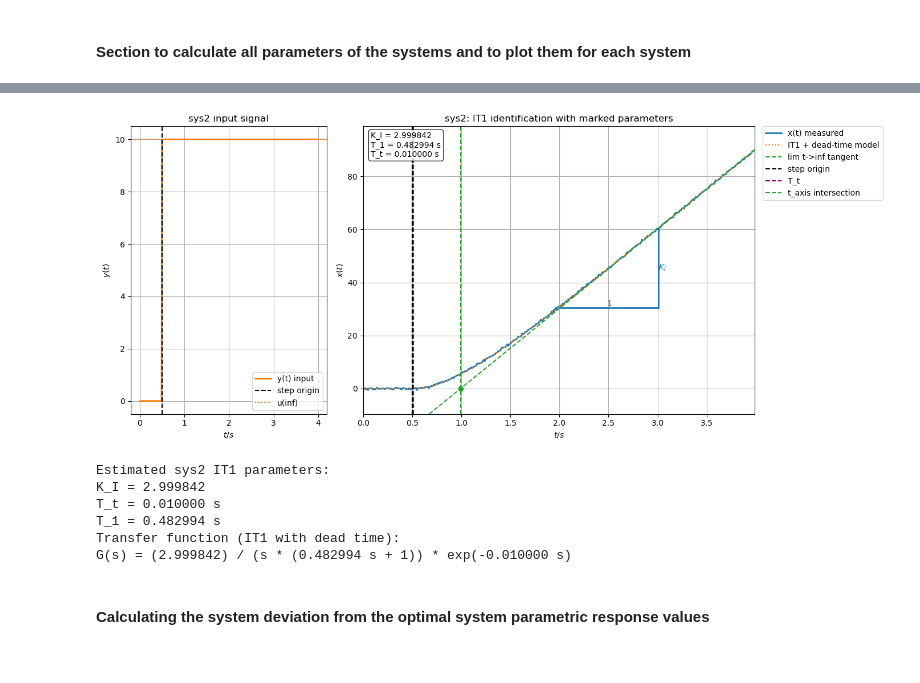
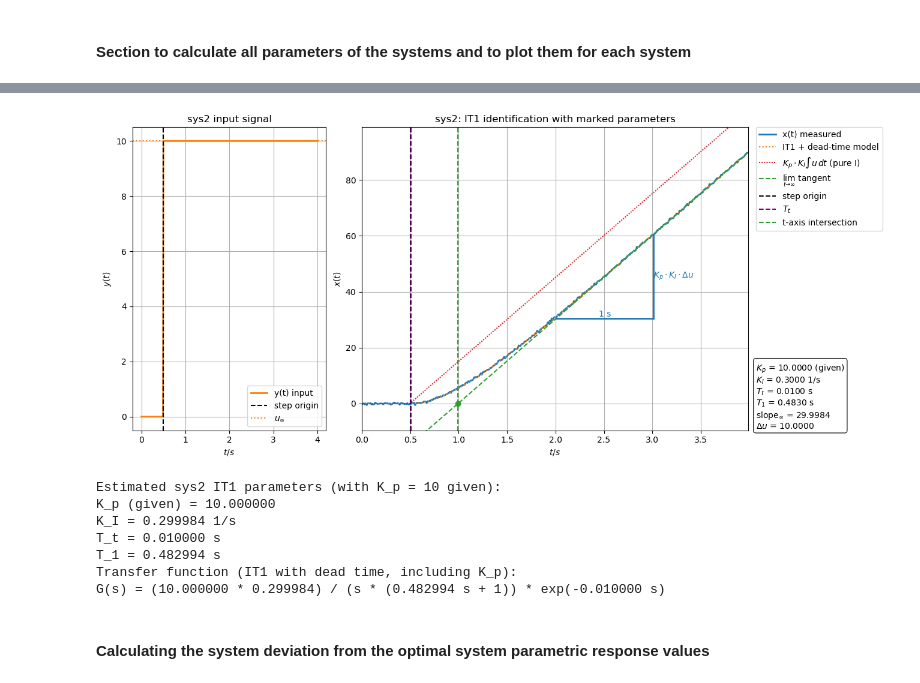
Before and after one commit to janisgra/RTP-T2, a Jupyter notebook: 02_Preperations/RTP-T2-analysis.ipynb, the cells around one changed output, grey strips where cells are left out. Saved outputs shown, nothing was run; the diff lists cells and outputs as text; code cells hidden in the pictures.

```diff
--- a/02_Preperations/RTP-T2-analysis.ipynb
+++ b/02_Preperations/RTP-T2-analysis.ipynb
@@ -760,6 +778,9 @@ G(s) = (1.945454) / ((1/19.687860^2) s^2 + (2*0.254430/19.687860) s + 1)
 t = data2[:, 0]
 u = data2[:, 1]  # input y(t)
 x = data2[:, 2]  # output x(t)
+
+# Plant proportional factor known from setup (input scaling K_p = 10).
+K_p_plant = 10.0
 
 # Step detection on input (0 -> 2).
 trigger_candidates = np.where((u[:-1] < 1.0) & (u[1:] >= 1.0))[0]
@@ -777,8 +798,9 @@ if len(t) - tail_start < 5:
     tail_start = max(trigger_idx, len(t) - 5)
 slope_inf, intercept_inf = np.polyfit(t[tail_start:], x[tail_start:], 1)
 
-# K_I from asymptotic slope: slope_inf = K_I * delta_u
-K_I = slope_inf / du if abs(du) > 1e-12 else np.nan
+# K_I from asymptotic slope: slope_inf = K_p_plant * K_I * delta_u
+# (the IT1 is preceded by a proportional element with K_p = 10).
+K_I = slope_inf / (du * K_p_plant) if abs(du) > 1e-12 else np.nan
 
 # Dead time estimate from sustained slope activation after the step.
 dx_dt = np.gradient(x, t)
@@ -804,9 +826,14 @@ x0 = np.mean(x[:max(1, trigger_idx)])
 tau = t - (t_step + T_t)
 tau_pos = np.maximum(tau, 0.0)
 if np.isfinite(T_1):
-    x_model = x0 + K_I * du * (tau_pos - T_1 * (1.0 - np.exp(-tau_pos / T_1)))
+    x_model = x0 + K_p_plant * K_I * du * (tau_pos - T_1 * (1.0 - np.exp(-tau_pos / T_1)))
 else:
-    x_model = x0 + K_I * du * tau_pos
+    x_model = x0 + K_p_plant * K_I * du * tau_pos
+
+# Pure-I reference: K_p_plant * K_I * integral(u(t) - u0) dt, plotted as dotted line.
+# Differs from the measured IT1 response by the first-order lag T_1 (and the dead time).
+u_eff = u - u0
+x_int = x0 + K_p_plant * K_I * np.concatenate(([0.0], np.cumsum(0.5 * (u_eff[1:] + u_eff[:-1]) * np.diff(t))))
 
 # Asymptotic tangent line over plotting range.
 tangent_inf = slope_inf * t + intercept_inf
@@ -816,7 +843,7 @@ fig, (ax_in, ax_out) = plt.subplots(1, 2, figsize=(14, 6), gridspec_kw={'width_r
 
 ax_in.plot(t, u, color='tab:orange', label='y(t) input', linewidth=2)
 ax_in.axvline(t_step, color='black', linestyle='--', label='step origin')
-ax_in.axhline(u_inf, color='tab:orange', linestyle=':', label='u(inf)')
+ax_in.axhline(u_inf, color='tab:orange', linestyle=':', label=r'$u_\infty$')
 ax_in.set_title('sys2 input signal')
 ax_in.set_xlabel('$t/s$')
 ax_in.set_ylabel('$y(t)$')
@@ -825,12 +852,13 @@ ax_in.legend(loc='best')
 
 ax_out.plot(t, x, label='x(t) measured', linewidth=2)
 ax_out.plot(t, x_model, ':', label='IT1 + dead-time model')
-ax_out.plot(t, tangent_inf, '--', label='lim t->inf tangent')
+ax_out.plot(t, x_int, linestyle=(0, (1, 1)), color='tab:red', label=r'$K_p \cdot K_I \int u\,dt$ (pure I)')
+ax_out.plot(t, tangent_inf, '--', label=r'$\lim_{t\to\infty}$ tangent')
 
 ax_out.axvline(t_step, color='black', linestyle='--', label='step origin')
-ax_out.axvline(t_step + T_t, color='purple', linestyle='--', label='T_t')
+ax_out.axvline(t_step + T_t, color='purple', linestyle='--', label=r'$T_t$')
 if np.isfinite(t_intersect):
-    ax_out.axvline(t_intersect, color='tab:green', linestyle='--', label='t_axis intersection')
+    ax_out.axvline(t_intersect, color='tab:green', linestyle='--', label='t-axis intersection')
     ax_out.scatter([t_intersect], [0.0], color='tab:green', zorder=5)
 
 # Slope triangle on the asymptotic tangent: delta t = 1 s.
@@ -840,50 +868,64 @@ t_tri0 = max(triangle_base, t[0])
 t_tri1 = min(t_tri0 + 1.0, t[-1])
 if t_tri1 - t_tri0 < 1e-9:
     t_tri0 = max(t[-1] - 1.0, t[0])
     t_tri1 = t[-1]
 x_tri0 = slope_inf * t_tri0 + intercept_inf
 x_tri1 = slope_inf * t_tri1 + intercept_inf
 
 ax_out.plot([t_tri0, t_tri1], [x_tri0, x_tri0], color='tab:blue', linewidth=2)
 ax_out.plot([t_tri1, t_tri1], [x_tri0, x_tri1], color='tab:blue', linewidth=2)
-ax_out.text((t_tri0 + t_tri1) / 2.0, x_tri0, '1', color='tab:blue', ha='center', va='bottom')
-ax_out.text(t_tri1, (x_tri0 + x_tri1) / 2.0, r'$K_I$', color='tab:blue', ha='left', va='center')
+ax_out.text((t_tri0 + t_tri1) / 2.0, x_tri0, '1 s', color='tab:blue', ha='center', va='bottom')
+ax_out.text(t_tri1, (x_tri0 + x_tri1) / 2.0, r'$K_p \cdot K_I \cdot \Delta u$', color='tab:blue', ha='left', va='center')
 
 # Keep readable scale from measured output.
 y_min = np.min(x)
 y_max = np.max(x)
 y_pad = 0.1 * (y_max - y_min) if y_max > y_min else 1.0
 ax_out.set_xlim(t[0], t[-1])
 ax_out.set_ylim(y_min - y_pad, y_max + y_pad)
 
 ax_out.set_title('sys2: IT1 identification with marked parameters')
 ax_out.set_xlabel('$t/s$')
 ax_out.set_ylabel('$x(t)$')
 ax_out.grid()
 ax_out.legend(loc='upper left', bbox_to_anchor=(1.02, 1.0), borderaxespad=0.0)
 
-# Annotate K_I and T_1 on the output plot.
-annot_text = f'K_I = {K_I:.6f}\nT_1 = {T_1:.6f} s\nT_t = {T_t:.6f} s'
-ax_out.text(0.02, 0.98, annot_text, transform=ax_out.transAxes, va='top', ha='left', bbox=dict(boxstyle='round', facecolor='white', alpha=0.8))
+# Annotation box with identified parameters, placed below the legend (outside the plot, on the right).
+annot_text = (
+    f'$K_p$ = {K_p_plant:.4f} (given)\n'
+    f'$K_I$ = {K_I:.4f} 1/s\n'
+    f'$T_t$ = {T_t:.4f} s\n'
+    f'$T_1$ = {T_1:.4f} s\n'
+    f'slope$_\\infty$ = {slope_inf:.4f}\n'
+    f'$\\Delta u$ = {du:.4f}'
+)
+ax_out.text(
+    1.02, 0.0, annot_text,
+    transform=ax_out.transAxes, va='bottom', ha='left',
+    bbox=dict(boxstyle='round', facecolor='white', alpha=0.85)
+)
 
 plt.tight_layout()
+plt.subplots_adjust(right=0.78)
 plt.show()
-fig.savefig('figure_out/sys2_it1_identification.' + fileformat, dpi=resolution)
+fig.savefig('figure_out/sys2_it1_identification.' + fileformat, dpi=resolution, bbox_inches='tight')
 
-print('Estimated sys2 IT1 parameters:')
-print(f'K_I = {K_I:.6f}')
+print('Estimated sys2 IT1 parameters (with K_p = 10 given):')
+print(f'K_p (given) = {K_p_plant:.6f}')
+print(f'K_I = {K_I:.6f} 1/s')
 print(f'T_t = {T_t:.6f} s')
 print(f'T_1 = {T_1:.6f} s')
-print('Transfer function (IT1 with dead time):')
-print(f'G(s) = ({K_I:.6f}) / (s * ({T_1:.6f} s + 1)) * exp(-{T_t:.6f} s)')
+print('Transfer function (IT1 with dead time, including K_p):')
+print(f'G(s) = ({K_p_plant:.6f} * {K_I:.6f}) / (s * ({T_1:.6f} s + 1)) * exp(-{T_t:.6f} s)')
 # %% [output]
-[figure, old version]
+[figure, new version]
-Estimated sys2 IT1 parameters:
-K_I = 2.999842
+Estimated sys2 IT1 parameters (with K_p = 10 given):
+K_p (given) = 10.000000
+K_I = 0.299984 1/s
 T_t = 0.010000 s
 T_1 = 0.482994 s
-Transfer function (IT1 with dead time):
-G(s) = (2.999842) / (s * (0.482994 s + 1)) * exp(-0.010000 s)
+Transfer function (IT1 with dead time, including K_p):
+G(s) = (10.000000 * 0.299984) / (s * (0.482994 s + 1)) * exp(-0.010000 s)
 # %% [markdown]
 #### Calculating the system deviation from the optimal system parametric response values
 # %% [markdown]
```
Also changed, not shown: parts of 2 cells of this notebook, 14 other files.
